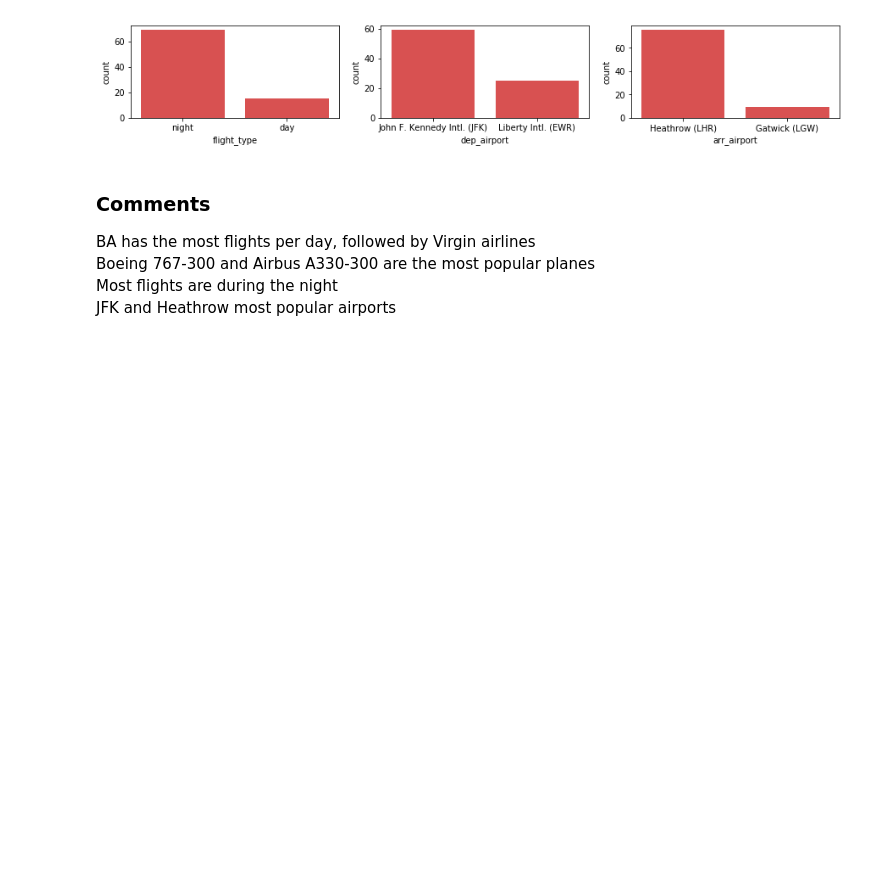
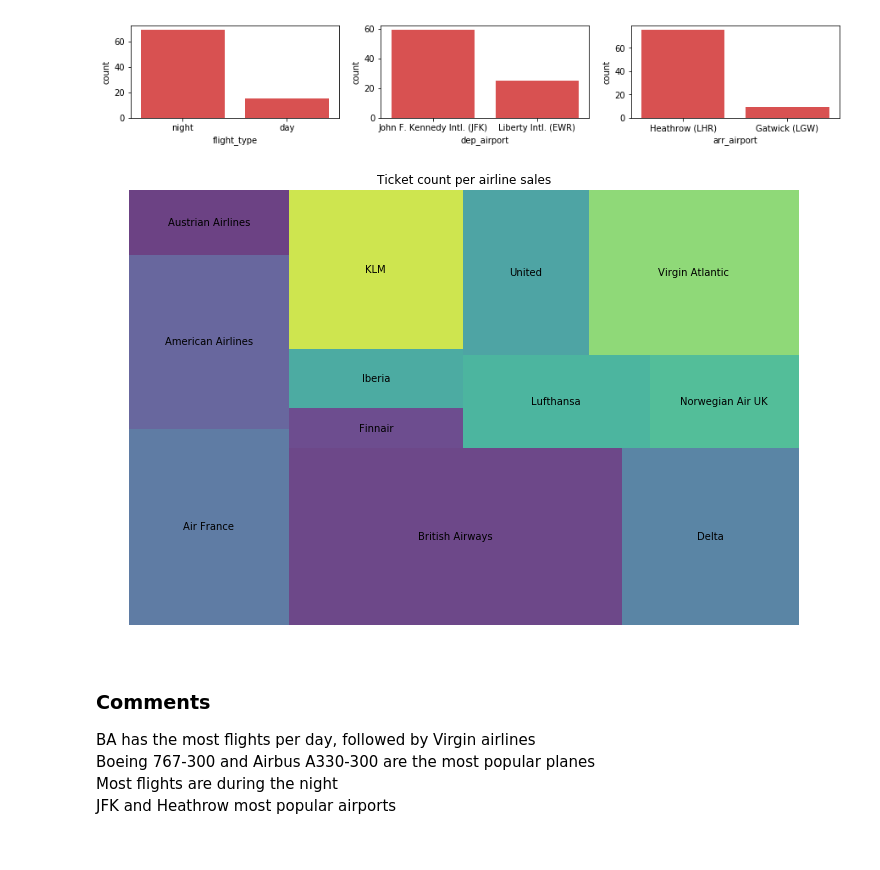
Before and after one commit to jelenalor/analytics_Flights, a Jupyter notebook: FlightPrices_24h.ipynb, the cells around one changed output. Saved outputs shown, nothing was run; the diff lists cells and outputs as text; code cells hidden in the pictures; blank space fills up the shorter version.

```diff
--- a/FlightPrices_24h.ipynb
+++ b/FlightPrices_24h.ipynb
@@ -150,6 +169,16 @@ sns.countplot(data = original_flights, x = "arr_airport", color = my_colors["red
 plt.show()
 # %% [output]
 [figure]
+# %%
+plt.figure(figsize = (12, 8))
+squarify.plot(sizes = original_flights.groupby("airline").count()["price"].values, label = original_flights.groupby("airline").count()["price"].index, alpha=.8 )
+plt.axis('off')
+plt.title("Ticket count per airline sales")
+plt.show()
+
+# BA sells the most tickets
+# %% [output]
+[figure, added]
 # %% [markdown]
 ### Comments
 
```
Also changed, not shown: parts of 2 cells of this notebook.
